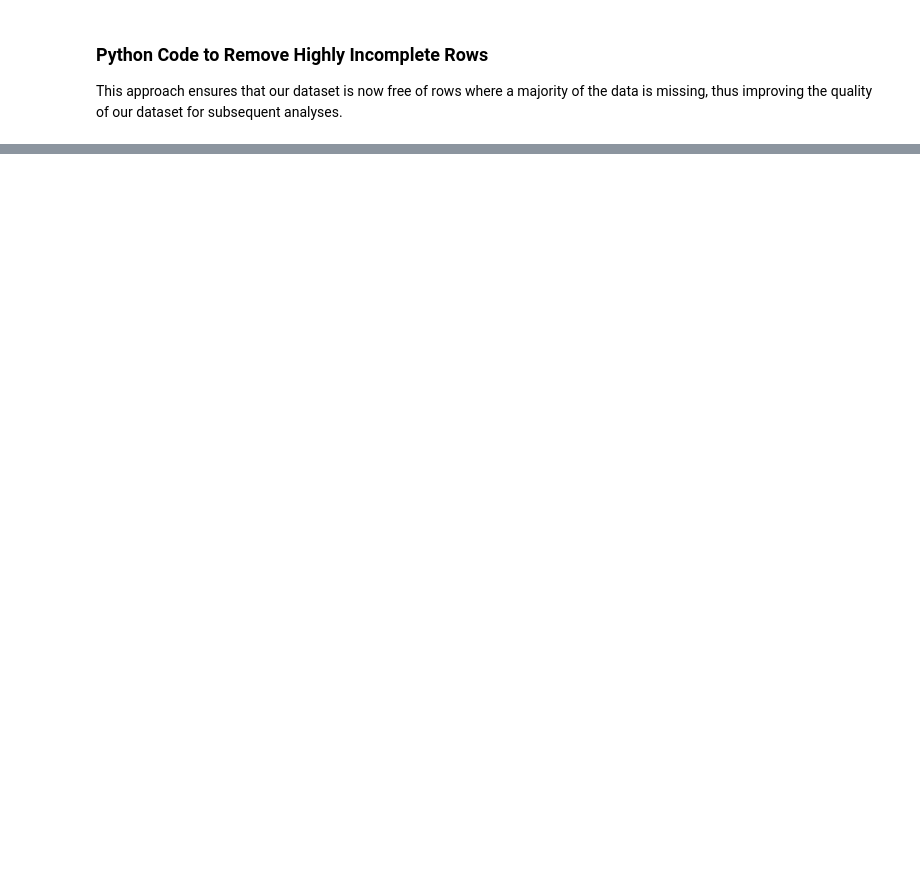
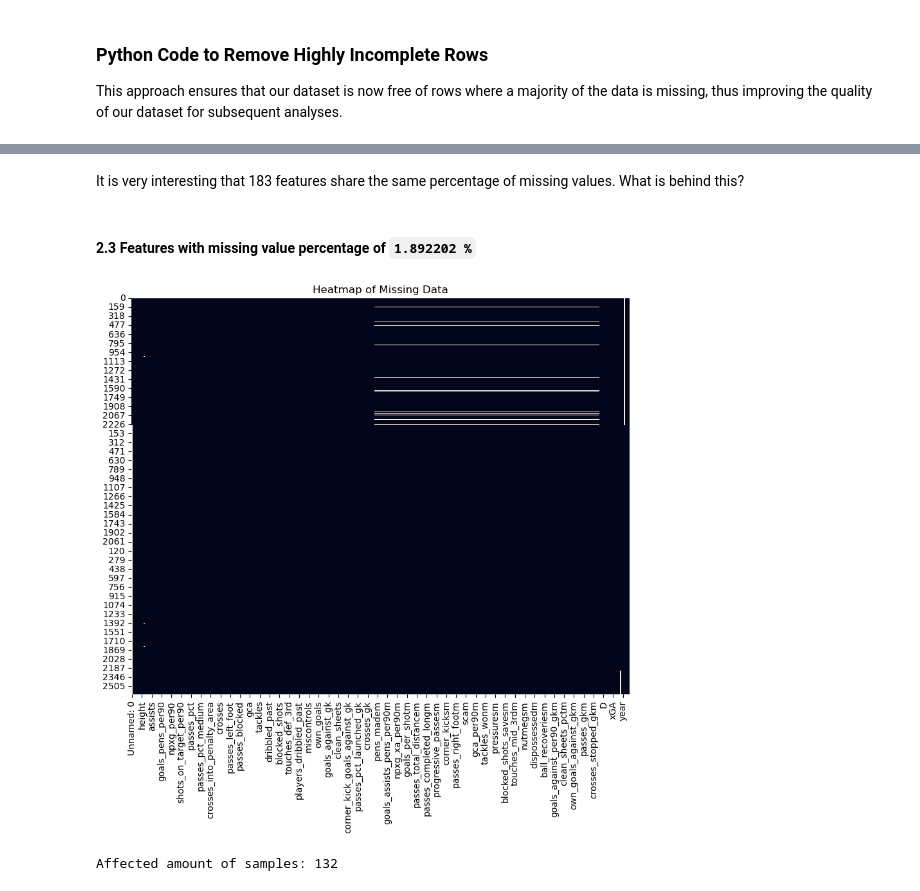
Before and after one commit to samke01/hsaalen-datamining, a Jupyter notebook: Regression/Regression_Data_Cleaning.ipynb, the cells around one changed output, grey strips where cells are left out. Saved outputs shown, nothing was run; the diff lists cells and outputs as text; code cells hidden in the pictures; blank space fills up the shorter version.

Commit message:
First Presentation
Finished EDA
Slight Modelling

```diff
--- a/Regression/Regression_Data_Cleaning.ipynb
+++ b/Regression/Regression_Data_Cleaning.ipynb
@@ -651,0 +447,7 @@ df.head().T
+# %%
+df['player_id'] = df['Unnamed: 0'].fillna(df['Column1']) # Fill the missing values in 'player_id' with values from 'Unnamed: 0' and 'Column1'
+
+df['player_id'] = df['player_id'].fillna(df['Column1']) # Fill the missing values in 'player_id' with values from 'Column1'
+
+# Display the first few rows to confirm the new column is correct
+print(df[['Unnamed: 0', 'Column1', 'player_id']])
@@ -651,0 +545,16 @@ df.head().T
+# %% [markdown]
+It is very interesting that 183 features share the same percentage of missing values. What is behind this?
+# %% [markdown]
+#### 2.3 Features with missing value percentage of `1.892202 %`<a name = "sub23"></a>
+# %%
+# Heatmap of missing values to explore dependencies
+plt.figure(figsize=(10, 8))
+sns.heatmap(df.isnull(), cbar=False)
+plt.title('Heatmap of Missing Data')
+plt.show()
+# %% [output]
+[figure, added]
+# %%
+print(f"Affected amount of samples: {df['tackles_wonm'].isnull().sum()}")
+# %% [output]
+Affected amount of samples: 132
```
Also changed, not shown: parts of 120 cells of this notebook, 5 other files.
